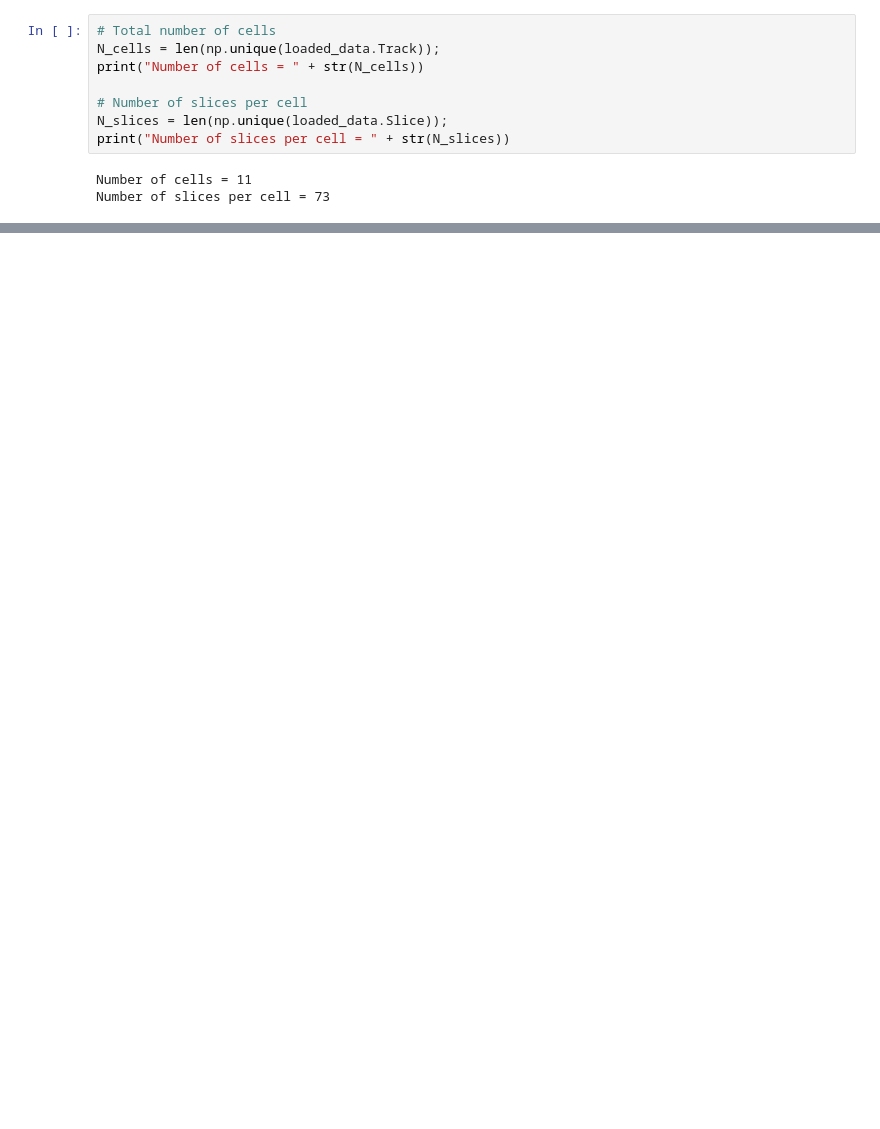
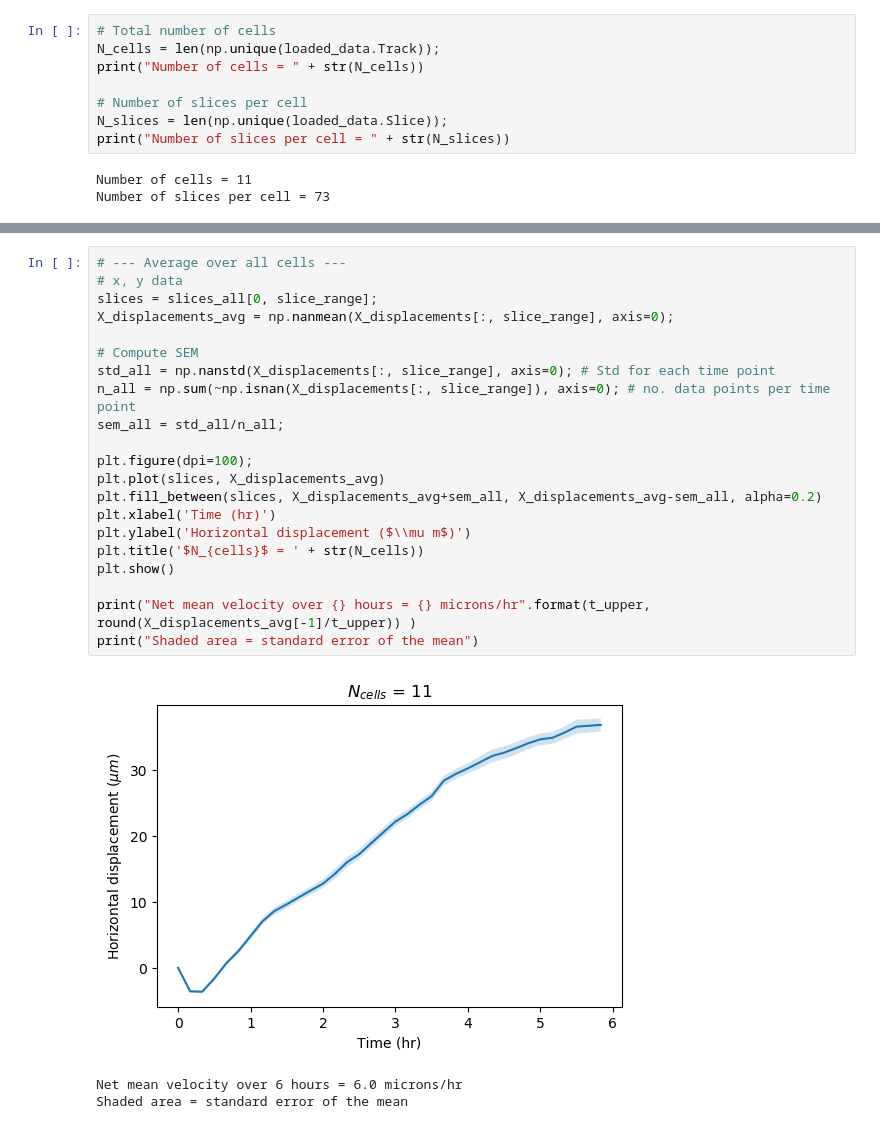
Before and after one commit to YitengDang/For_sharing, a Jupyter notebook: Single_cell_displacements_velocity_MSD.ipynb, the cells around one changed output, grey strips where cells are left out. Cells and saved outputs as stored; diff of their text form; blank space fills up the shorter version.

```diff
--- a/Single_cell_displacements_velocity_MSD.ipynb
+++ b/Single_cell_displacements_velocity_MSD.ipynb
@@ -69,0 +80,25 @@ plt.show()
+# %%
+# --- Average over all cells ---
+# x, y data
+slices = slices_all[0, slice_range];
+X_displacements_avg = np.nanmean(X_displacements[:, slice_range], axis=0);
+
+# Compute SEM
+std_all = np.nanstd(X_displacements[:, slice_range], axis=0); # Std for each time point
+n_all = np.sum(~np.isnan(X_displacements[:, slice_range]), axis=0); # no. data points per time point
+sem_all = std_all/n_all;
+
+plt.figure(dpi=100);
+plt.plot(slices, X_displacements_avg)
+plt.fill_between(slices, X_displacements_avg+sem_all, X_displacements_avg-sem_all, alpha=0.2)
+plt.xlabel('Time (hr)')
+plt.ylabel('Horizontal displacement ($\\mu m$)')
+plt.title('$N_{cells}$ = ' + str(N_cells))
+plt.show()
+
+print("Net mean velocity over {} hours = {} microns/hr".format(t_upper, round(X_displacements_avg[-1]/t_upper)) )
+print("Shaded area = standard error of the mean")
+# %% [output]
+[figure, added]
+Net mean velocity over 6 hours = 6.0 microns/hr
+Shaded area = standard error of the mean
```
Also changed, not shown: parts of 16 cells of this notebook.
